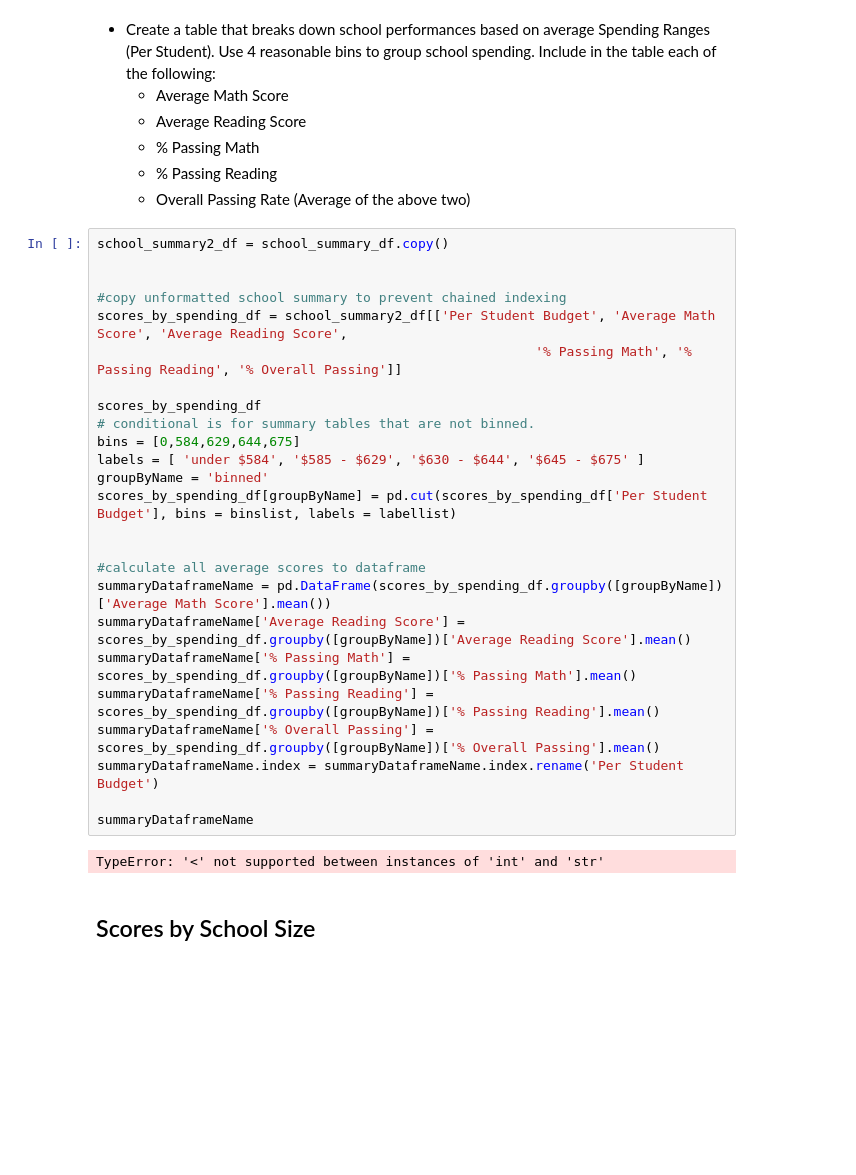
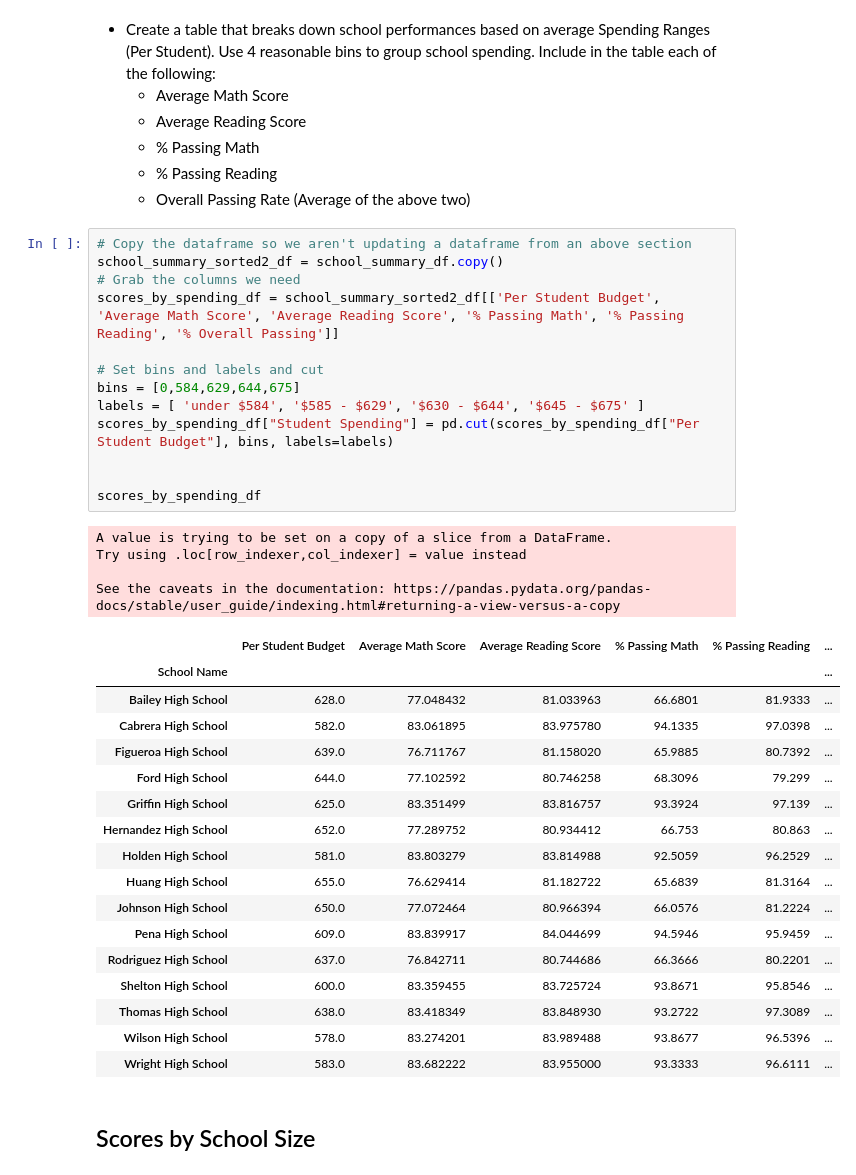
Before and after one commit to ande3674/pandas-challenge, a Jupyter notebook: PyCitySchools_starter-Copy1.ipynb, the cells around one changed output. Saved outputs shown, nothing was run; the diff lists cells and outputs as text; blank space fills up the shorter version.

```diff
--- a/PyCitySchools_starter-Copy1.ipynb
+++ b/PyCitySchools_starter-Copy1.ipynb
@@ -325,33 +339,41 @@ scores_by_grade2_df
   * % Passing Math
   * % Passing Reading
   * Overall Passing Rate (Average of the above two)
-# %%
-school_summary2_df = school_summary_df.copy()
-
-
-#copy unformatted school summary to prevent chained indexing
-scores_by_spending_df = school_summary2_df[['Per Student Budget', 'Average Math Score', 'Average Reading Score',
-                                                        '% Passing Math', '% Passing Reading', '% Overall Passing']]
-
-scores_by_spending_df
-# conditional is for summary tables that are not binned.
-bins = [0,584,629,644,675]
-labels = [ 'under $584', '$585 - $629', '$630 - $644', '$645 - $675' ]
-groupByName = 'binned'
-scores_by_spending_df[groupByName] = pd.cut(scores_by_spending_df['Per Student Budget'], bins = binslist, labels = labellist)
-
-
-#calculate all average scores to dataframe
-summaryDataframeName = pd.DataFrame(scores_by_spending_df.groupby([groupByName])['Average Math Score'].mean())
-summaryDataframeName['Average Reading Score'] = scores_by_spending_df.groupby([groupByName])['Average Reading Score'].mean()
-summaryDataframeName['% Passing Math'] = scores_by_spending_df.groupby([groupByName])['% Passing Math'].mean()
-summaryDataframeName['% Passing Reading'] = scores_by_spending_df.groupby([groupByName])['% Passing Reading'].mean()
-summaryDataframeName['% Overall Passing'] = scores_by_spending_df.groupby([groupByName])['% Overall Passing'].mean()
-summaryDataframeName.index = summaryDataframeName.index.rename('Per Student Budget')
-
-summaryDataframeName
-# %% [output]
-TypeError: '<' not supported between instances of 'int' and 'str'
+# %%
+# Copy the dataframe so we aren't updating a dataframe from an above section
+school_summary_sorted2_df = school_summary_df.copy()
+# Grab the columns we need
+scores_by_spending_df = school_summary_sorted2_df[['Per Student Budget', 'Average Math Score', 'Average Reading Score', '% Passing Math', '% Passing Reading', '% Overall Passing']]
+
+# Set bins and labels and cut
+bins = [0,584,629,644,675]
+labels = [ 'under $584', '$585 - $629', '$630 - $644', '$645 - $675' ]
+scores_by_spending_df["Student Spending"] = pd.cut(scores_by_spending_df["Per Student Budget"], bins, labels=labels)
+
+
+scores_by_spending_df
+# %% [output]
+A value is trying to be set on a copy of a slice from a DataFrame.
+Try using .loc[row_indexer,col_indexer] = value instead
+
+See the caveats in the documentation: https://pandas.pydata.org/pandas-docs/stable/user_guide/indexing.html#returning-a-view-versus-a-copy
+|  | Per Student Budget | Average Math Score | Average Reading Score | % Passing Math | % Passing Reading | ... |
+| School Name |  |  |  |  |  | ... |
+| Bailey High School | 628.0 | 77.048432 | 81.033963 | 66.6801 | 81.9333 | ... |
+| Cabrera High School | 582.0 | 83.061895 | 83.975780 | 94.1335 | 97.0398 | ... |
+| Figueroa High School | 639.0 | 76.711767 | 81.158020 | 65.9885 | 80.7392 | ... |
+| Ford High School | 644.0 | 77.102592 | 80.746258 | 68.3096 | 79.299 | ... |
+| Griffin High School | 625.0 | 83.351499 | 83.816757 | 93.3924 | 97.139 | ... |
+| Hernandez High School | 652.0 | 77.289752 | 80.934412 | 66.753 | 80.863 | ... |
+| Holden High School | 581.0 | 83.803279 | 83.814988 | 92.5059 | 96.2529 | ... |
+| Huang High School | 655.0 | 76.629414 | 81.182722 | 65.6839 | 81.3164 | ... |
+| Johnson High School | 650.0 | 77.072464 | 80.966394 | 66.0576 | 81.2224 | ... |
+| Pena High School | 609.0 | 83.839917 | 84.044699 | 94.5946 | 95.9459 | ... |
+| Rodriguez High School | 637.0 | 76.842711 | 80.744686 | 66.3666 | 80.2201 | ... |
+| Shelton High School | 600.0 | 83.359455 | 83.725724 | 93.8671 | 95.8546 | ... |
+| Thomas High School | 638.0 | 83.418349 | 83.848930 | 93.2722 | 97.3089 | ... |
+| Wilson High School | 578.0 | 83.274201 | 83.989488 | 93.8677 | 96.5396 | ... |
+| Wright High School | 583.0 | 83.682222 | 83.955000 | 93.3333 | 96.6111 | ... |
 # %% [markdown]
 ## Scores by School Size
 # %% [markdown]
```
Also changed, not shown: parts of 4 cells of this notebook.
